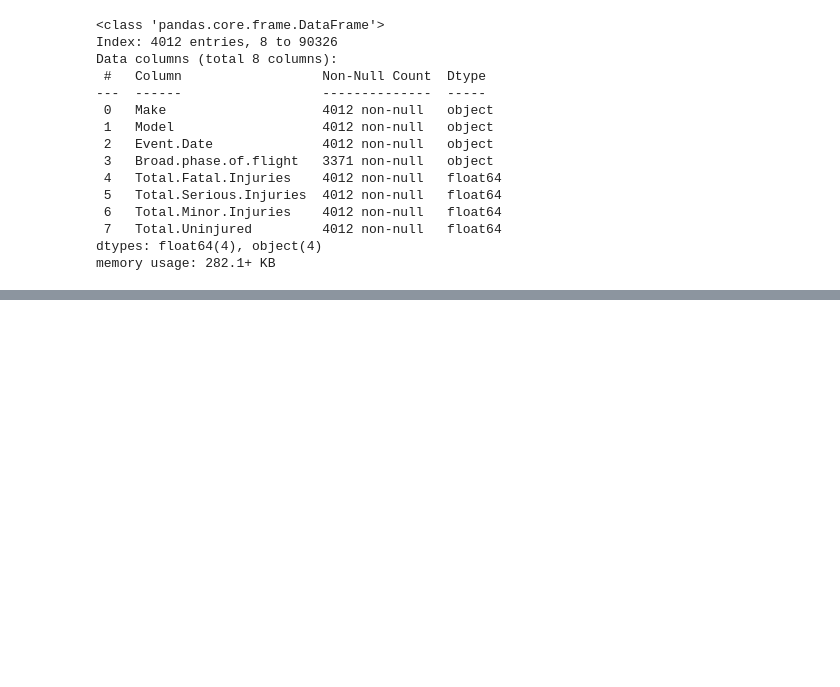
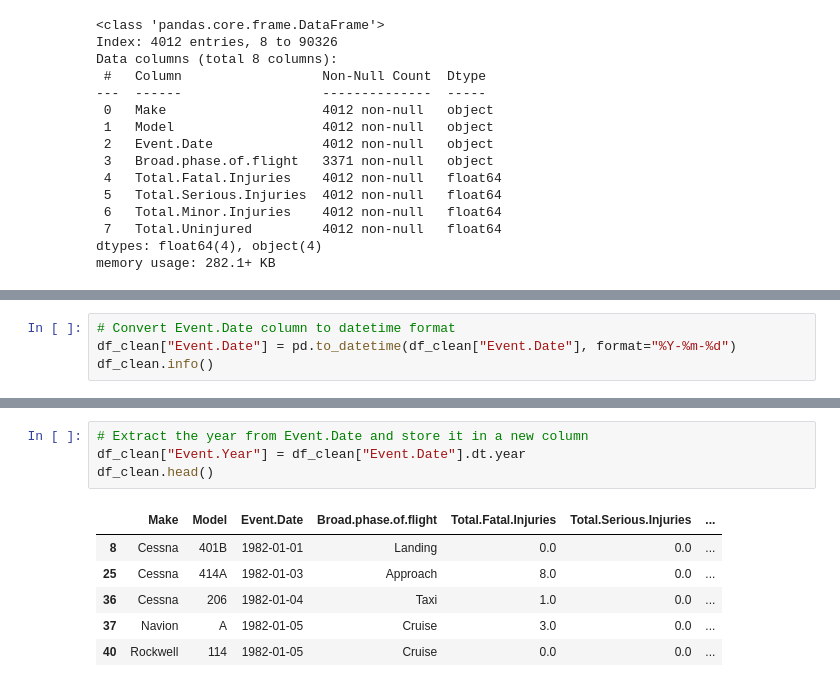
Before and after one commit to Tdoggie/phase-1-project, a Jupyter notebook: index.ipynb, the cells around one changed output, grey strips where cells are left out. Cells and saved outputs as stored; diff of their text form; blank space fills up the shorter version.

Commit message:
Fixed overseen logical errors in data cleaning

```diff
--- a/index.ipynb
+++ b/index.ipynb
@@ -513,0 +514,4 @@ memory usage: 282.1+ KB
+# %%
+# Convert Event.Date column to datetime format
+df_clean["Event.Date"] = pd.to_datetime(df_clean["Event.Date"], format="%Y-%m-%d")
+df_clean.info()
@@ -513,0 +534,11 @@ memory usage: 282.1+ KB
+# %%
+# Extract the year from Event.Date and store it in a new column
+df_clean["Event.Year"] = df_clean["Event.Date"].dt.year
+df_clean.head()
+# %% [output]
+|  | Make | Model | Event.Date | Broad.phase.of.flight | Total.Fatal.Injuries | Total.Serious.Injuries | ... |
+| 8 | Cessna | 401B | 1982-01-01 | Landing | 0.0 | 0.0 | ... |
+| 25 | Cessna | 414A | 1982-01-03 | Approach | 8.0 | 0.0 | ... |
+| 36 | Cessna | 206 | 1982-01-04 | Taxi | 1.0 | 0.0 | ... |
+| 37 | Navion | A | 1982-01-05 | Cruise | 3.0 | 0.0 | ... |
+| 40 | Rockwell | 114 | 1982-01-05 | Cruise | 0.0 | 0.0 | ... |
```
Also changed, not shown: parts of 13 cells of this notebook.
